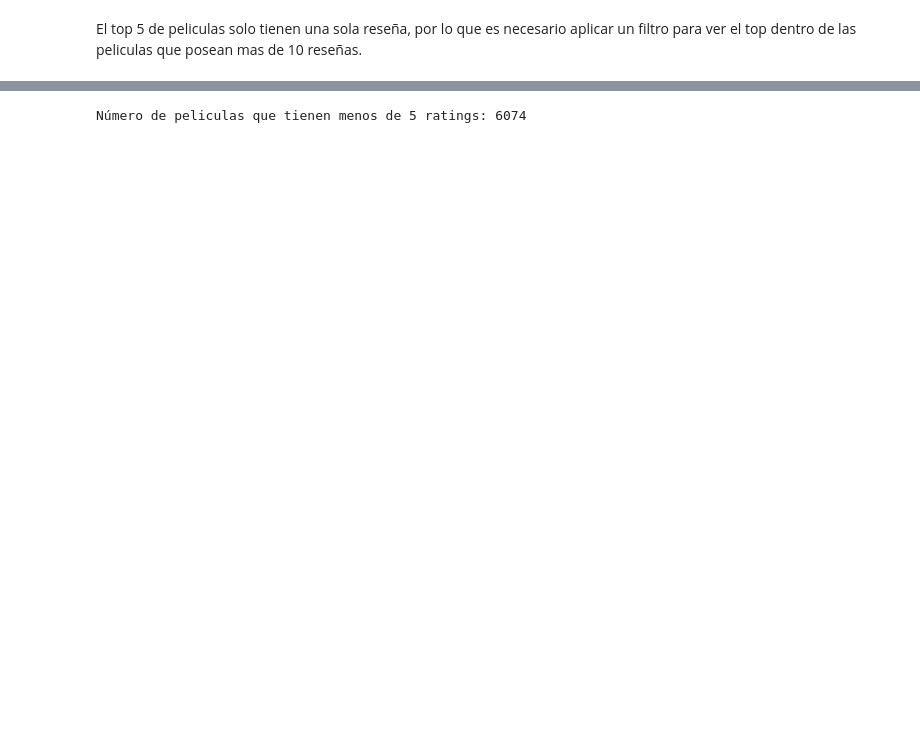
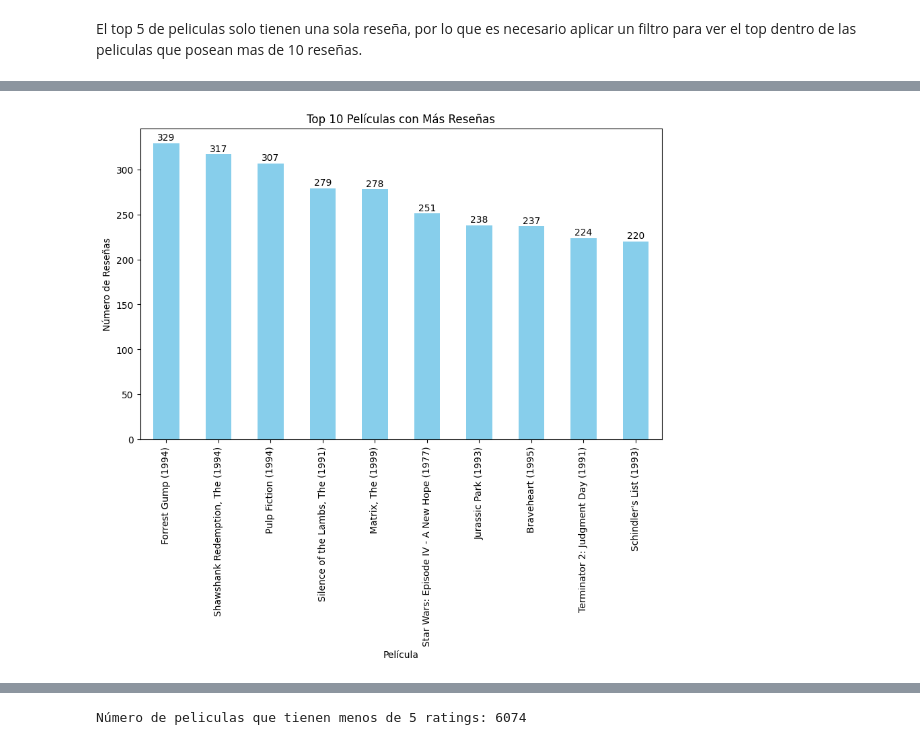
Before and after one commit to JorgeSandon/Sistema_Recomendacion, a Jupyter notebook: Trabajo_Final.ipynb, the cells around one changed output, grey strips where cells are left out. Saved outputs shown, nothing was run; the diff lists cells and outputs as text; code cells hidden in the pictures; blank space fills up the shorter version.

```diff
--- a/Trabajo_Final.ipynb
+++ b/Trabajo_Final.ipynb
@@ -190,3 +162,20 @@ plt.show()
+# %%
+# Calcula el número de reseñas para cada película
+top_10_most_reviewed = filtered_movies.groupby('title')['rating'].count().sort_values(ascending=False).head(10)
+
+# Crea un gráfico de barras
+plt.figure(figsize=(10, 6))
+bar_plot = top_10_most_reviewed.plot(kind='bar', color='skyblue')
+plt.xlabel('Película')
+plt.ylabel('Número de Reseñas')
+plt.title('Top 10 Películas con Más Reseñas')
+
+for index, value in enumerate(top_10_most_reviewed):
+    bar_plot.text(index, value + 1, str(value), ha='center', va='bottom')
+
+plt.show()
+# %% [output]
+[figure, added]
 # %%
 df.head(5)
 # %% [output]
```
Also changed, not shown: parts of 19 cells of this notebook, 1 other file.
